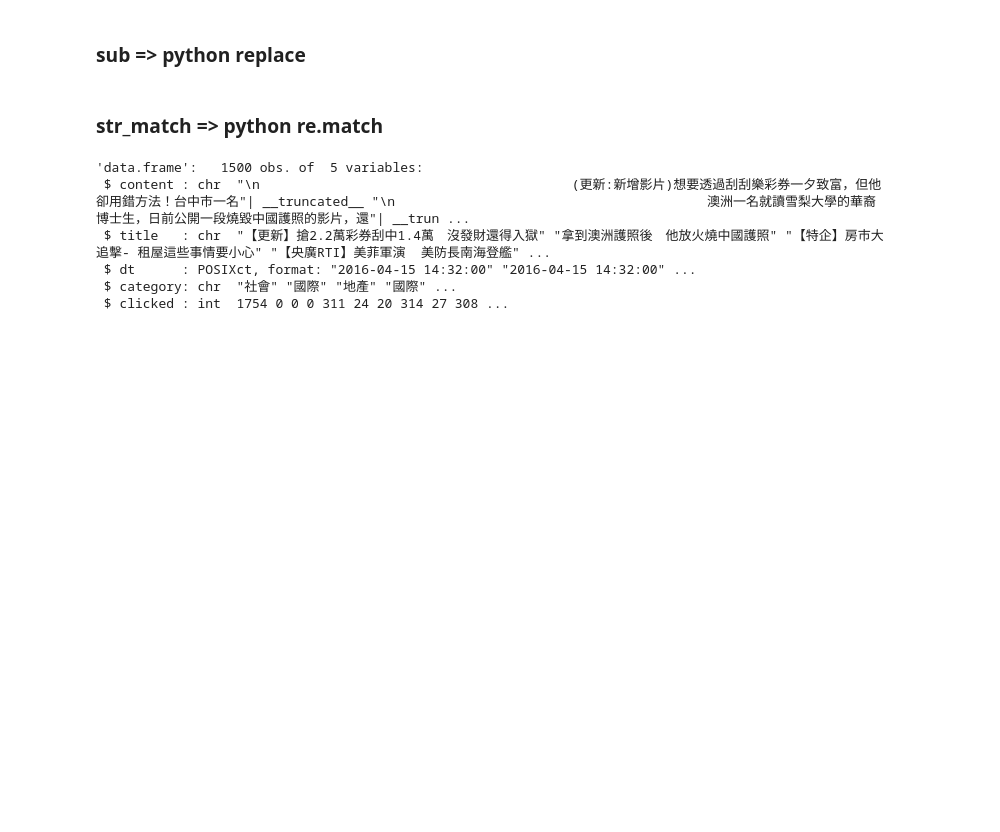
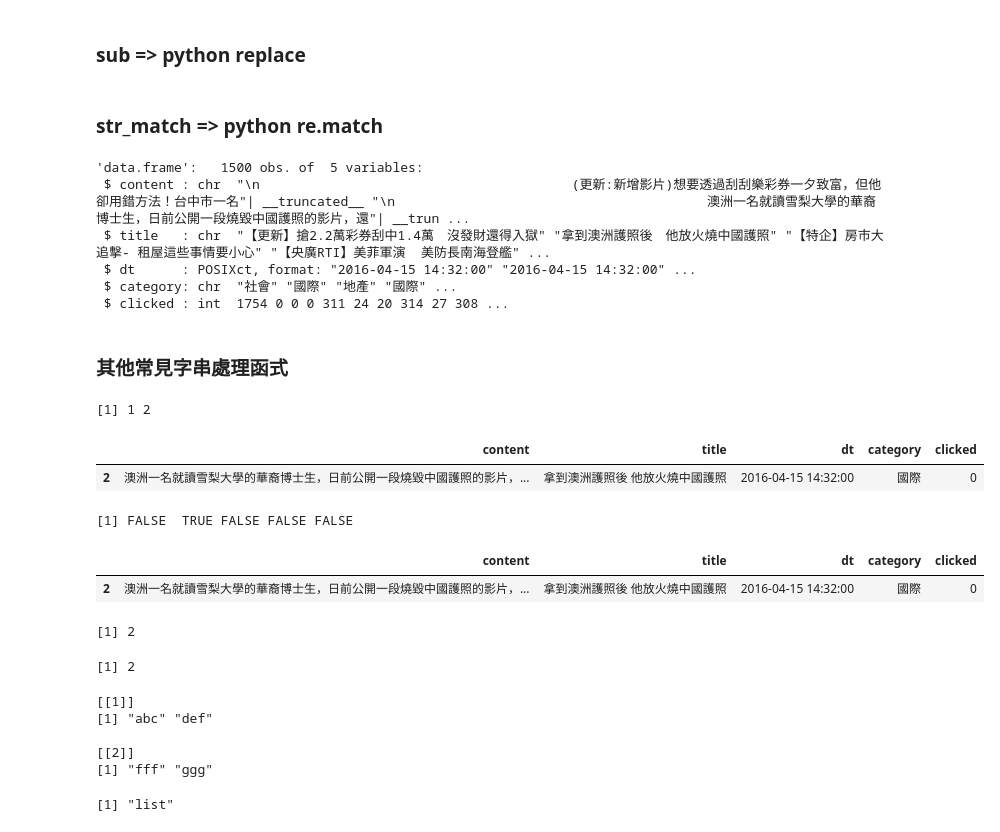
Before and after one commit to YuHsuanLin/riii, a Jupyter notebook: cb102/cb102_20180817.ipynb, the cells around one changed output. Drawn from its saved outputs; the diff is of its cells as text; code cells hidden in the pictures; blank space fills up the shorter version.

```diff
--- a/cb102/cb102_20180817.ipynb
+++ b/cb102/cb102_20180817.ipynb
@@ -98,3 +115,5 @@ str(appledaily)
  $ dt      : POSIXct, format: "2016-04-15 14:32:00" "2016-04-15 14:32:00" ...
  $ category: chr  "社會" "國際" "地產" "國際" ...
  $ clicked : int  1754 0 0 0 311 24 20 314 27 308 ...
+# %% [markdown]
+### 其他常見字串處理函式
@@ -100,0 +124,26 @@ str(appledaily)
+# %%
+grep('bc',test_str)
+# %% [output]
+[1] 1 2
+# %%
+appledaily[grep('中國',appledaily$title[1:5]),]
+# %% [output]
+|  | content | title | dt | category | clicked |
+| 2 | 澳洲一名就讀雪梨大學的華裔博士生，日前公開一段燒毀中國護照的影片，... | 拿到澳洲護照後 他放火燒中國護照 | 2016-04-15 14:32:00 | 國際 | 0 |
+# %%
+grepl('中國',appledaily$title[1:5])
+# %% [output]
+[1] FALSE  TRUE FALSE FALSE FALSE
+# %%
+appledaily[1:5,][grepl('中國',appledaily$title[1:5]),]
+# %% [output]
+|  | content | title | dt | category | clicked |
+| 2 | 澳洲一名就讀雪梨大學的華裔博士生，日前公開一段燒毀中國護照的影片，... | 拿到澳洲護照後 他放火燒中國護照 | 2016-04-15 14:32:00 | 國際 | 0 |
+# %%
+sum(grepl('bc',test_str))
+# %% [output]
+[1] 2
+# %%
+length(grep('bc',test_str))
+# %% [output]
+[1] 2
@@ -100,0 +153,12 @@ str(appledaily)
+# %%
+print( strsplit(test_str,'-') )
+# %% [output]
+[[1]]
+[1] "abc" "def"
+
+[[2]]
+[1] "fff" "ggg"
+# %%
+class( strsplit(test_str,'-') )
+# %% [output]
+[1] "list"
```
Also changed, not shown: parts of 24 cells of this notebook.
